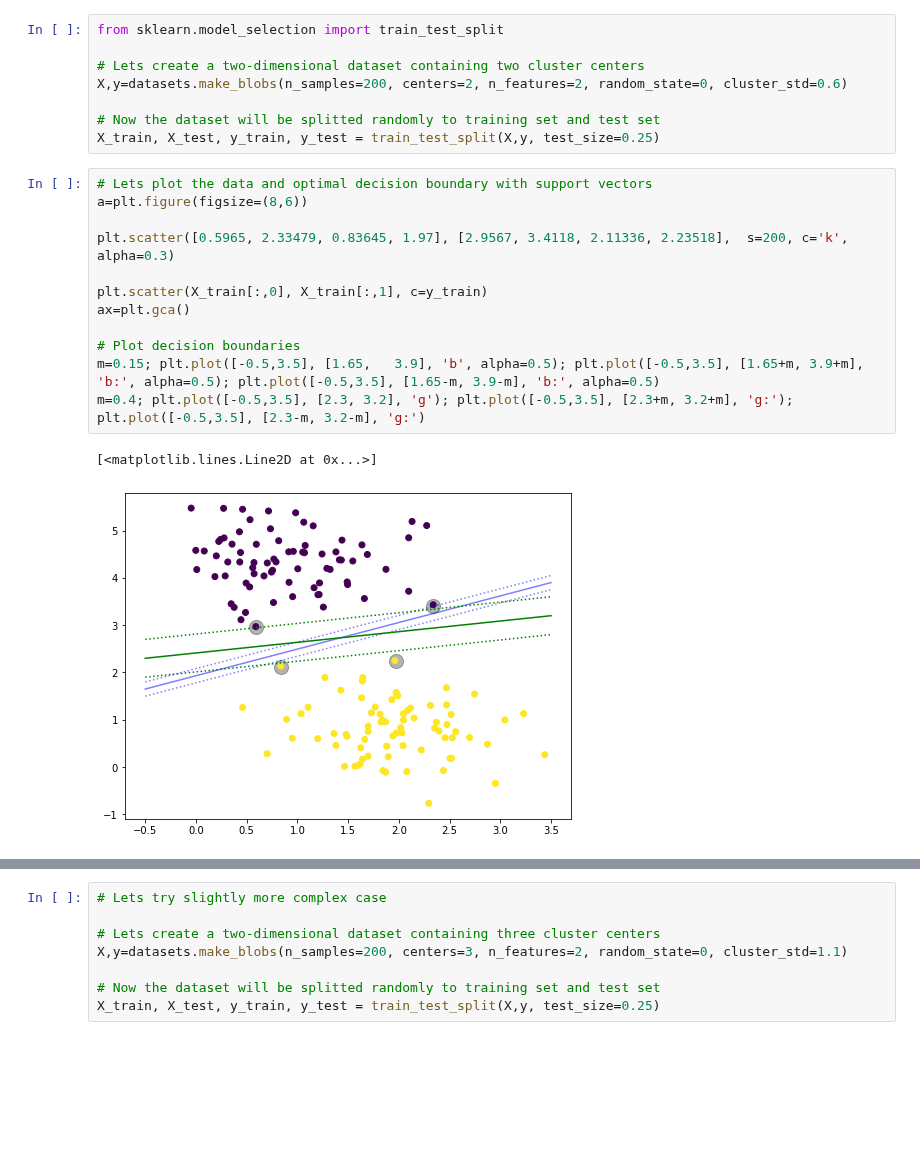
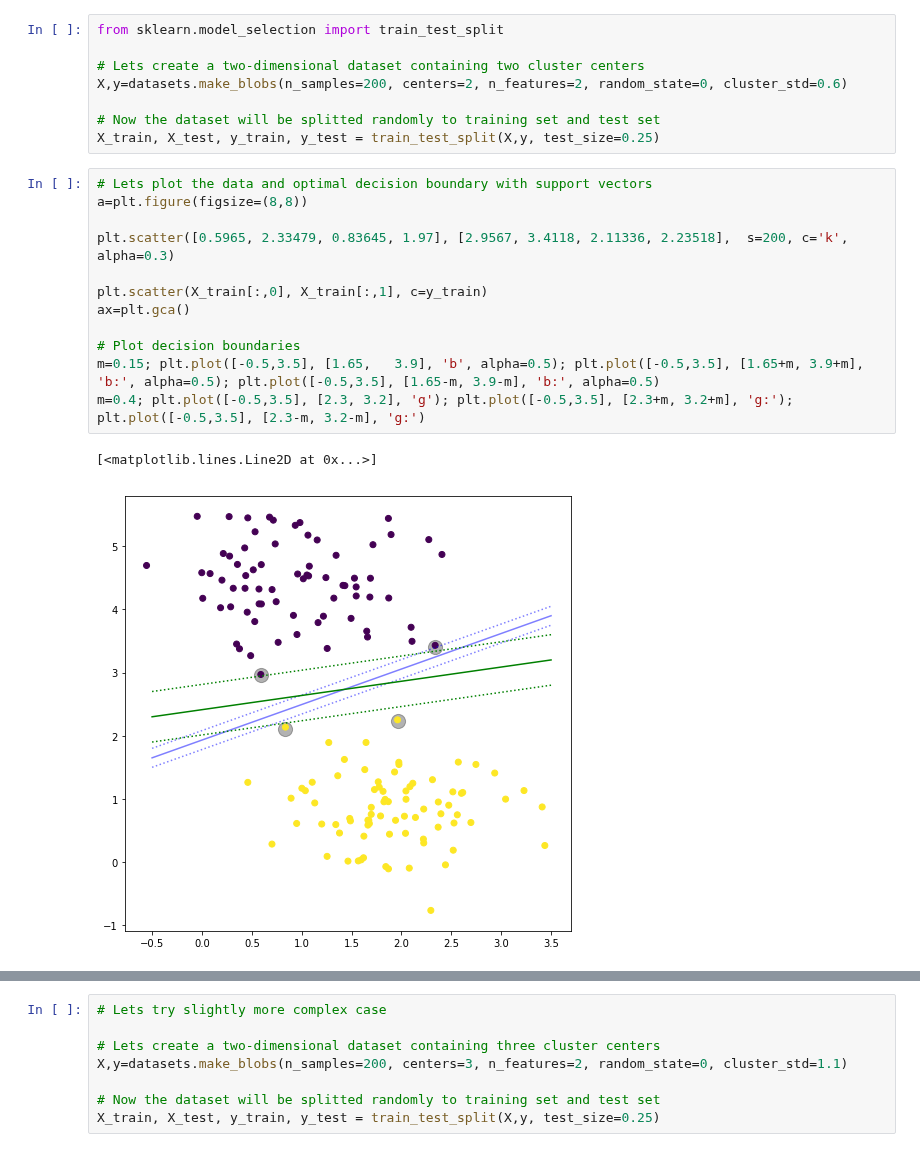
Before and after one commit to pevalisuo/AML, a Jupyter notebook: ICAT3190_Module5_SupervisedMachineLearning.ipynb, the cells around one changed output, grey strips where cells are left out. Cells and saved outputs as stored; diff of their text form; blank space fills up the shorter version.

```diff
--- a/ICAT3190_Module5_SupervisedMachineLearning.ipynb
+++ b/ICAT3190_Module5_SupervisedMachineLearning.ipynb
@@ -375,19 +374,19 @@ X,y=datasets.make_blobs(n_samples=200, centers=2, n_features=2, random_state=0,
 X_train, X_test, y_train, y_test = train_test_split(X,y, test_size=0.25)
 # %%
 # Lets plot the data and optimal decision boundary with support vectors
-a=plt.figure(figsize=(8,6))
+a=plt.figure(figsize=(8,8))
 
 plt.scatter([0.5965, 2.33479, 0.83645, 1.97], [2.9567, 3.4118, 2.11336, 2.23518],  s=200, c='k', alpha=0.3)
 
 plt.scatter(X_train[:,0], X_train[:,1], c=y_train)
 ax=plt.gca()
 
 # Plot decision boundaries
 m=0.15; plt.plot([-0.5,3.5], [1.65,   3.9], 'b', alpha=0.5); plt.plot([-0.5,3.5], [1.65+m, 3.9+m], 'b:', alpha=0.5); plt.plot([-0.5,3.5], [1.65-m, 3.9-m], 'b:', alpha=0.5)
 m=0.4; plt.plot([-0.5,3.5], [2.3, 3.2], 'g'); plt.plot([-0.5,3.5], [2.3+m, 3.2+m], 'g:'); plt.plot([-0.5,3.5], [2.3-m, 3.2-m], 'g:')
 # %% [output]
 [<matplotlib.lines.Line2D at 0x...>]
-[figure, old version]
+[figure, new version]
 # %%
 # Lets now try how actual linear SCV would work
 from sklearn import svm
```
Also changed, not shown: parts of 38 cells of this notebook, 3 other files.
